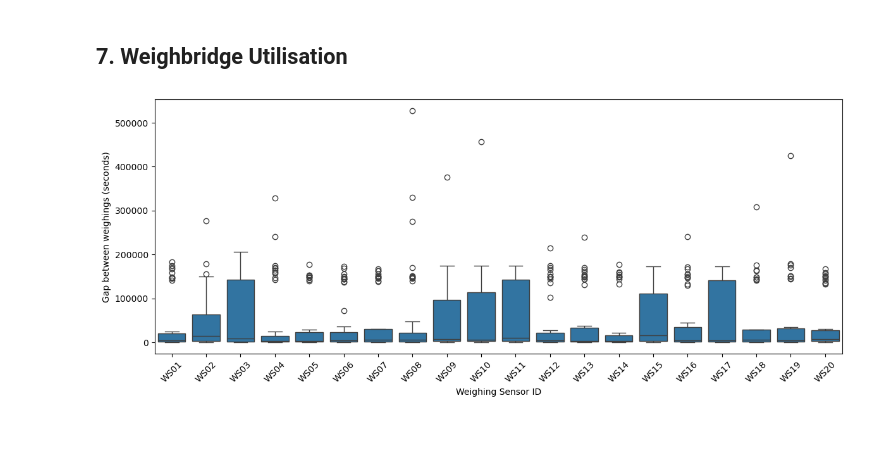
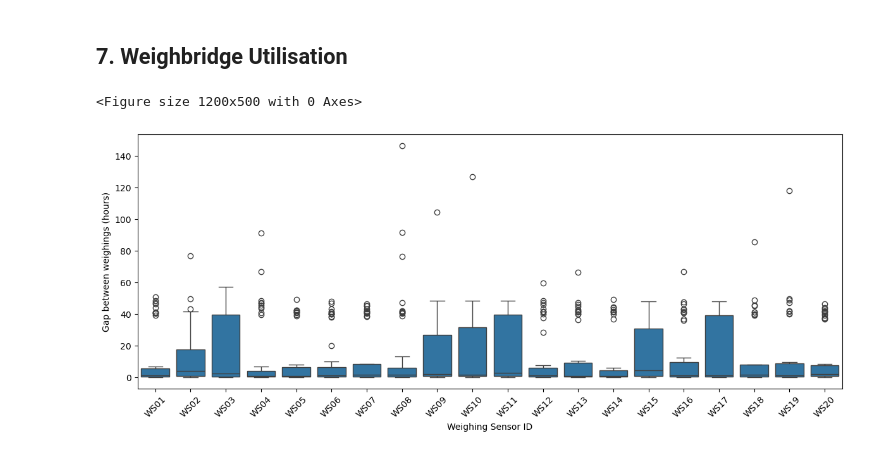
Before and after one commit to XinSu869/Dirigo_IoT, a Jupyter notebook: 2 KPI-oriented Analysis.ipynb, the cells around one changed output. Drawn from its saved outputs; the diff is of its cells as text; code cells hidden in the pictures.

Commit message:
update boxplot

```diff
--- a/2 KPI-oriented Analysis.ipynb
+++ b/2 KPI-oriented Analysis.ipynb
@@ -289,36 +289,42 @@ sns.reset_defaults()
 # %%
 # Prepare weighbridge data
 weigh_df = o2IoTo_df[o2IoTo_df['ocel_qualifier'].isin([
     'Weight sensor measuring loaded truck weight',
     'Weight sensor measuring empty truck weight'
 ])].copy()
 weigh_df = weigh_df.rename(columns={
     'ocel_IoTobject_id': 'IoT_Object_ID',
     'ocel_object_id': 'Truck ID',
     'ocel_time': 'timestamp',
 })
 weigh_df['timestamp'] = pd.to_datetime(weigh_df['timestamp'])
 
 weighing_pickups = pd.merge(success_pickups, weigh_df, on=['Truck ID', 'timestamp'])
 weighing_pickups['Turnaround Category'] = None
 weighing_pickups.loc[weighing_pickups['pickup'].isin(success_pickup_short), 'Turnaround Category'] = 'Normal'
 weighing_pickups.loc[weighing_pickups['pickup'].isin(success_pickup_long), 'Turnaround Category'] = 'High'
 weighing_pickups_filtered = weighing_pickups[['Turnaround Category','activity','IoT_Object_ID','timestamp']]
 
 # Plot weighbridge_utilisation
 weigh_all = weighing_pickups_filtered.sort_values(['IoT_Object_ID', 'timestamp'])
-weigh_all['gap_sec'] = weigh_all.groupby('IoT_Object_ID')['timestamp'].diff().dt.total_seconds()
+# weigh_all['gap_sec'] = weigh_all.groupby('IoT_Object_ID')['timestamp'].diff().dt.total_seconds()
+# weigh_all = weigh_all.dropna(subset=['gap_sec'])
+# weigh_all = weigh_all[weigh_all['gap_sec'] >= 0]
 
-weigh_all = weigh_all.dropna(subset=['gap_sec'])
-weigh_all = weigh_all[weigh_all['gap_sec'] >= 0]
+weigh_all['gap_hr'] = weigh_all.groupby('IoT_Object_ID')['timestamp'].diff().dt.total_seconds() / 3600
+weigh_all = weigh_all.dropna(subset=['gap_hr'])
+weigh_all = weigh_all[weigh_all['gap_hr'] >= 0]
 
 plt.figure(figsize=(12,5))
-sns.boxplot(data=weigh_all, x='IoT_Object_ID', y='gap_sec')
-plt.ylabel('Gap between weighings (seconds)')
+# sns.boxplot(data=weigh_all, x='IoT_Object_ID', y='gap_sec')
+# plt.ylabel('Gap between weighings (seconds)')
+sns.boxplot(data=weigh_all, x='IoT_Object_ID', y='gap_hr')
+plt.ylabel('Gap between weighings (hours)')
 plt.xlabel('Weighing Sensor ID')
 plt.xticks(rotation=45)
 plt.tight_layout()
 plt.savefig(os.path.join(OUTPUT_DIR, 'weighbridge_utilisation.png'), dpi=300)
 plt.show()
 # %% [output]
+<Figure size 1200x500 with 0 Axes>
-[figure, old version]
+[figure, new version]
```
